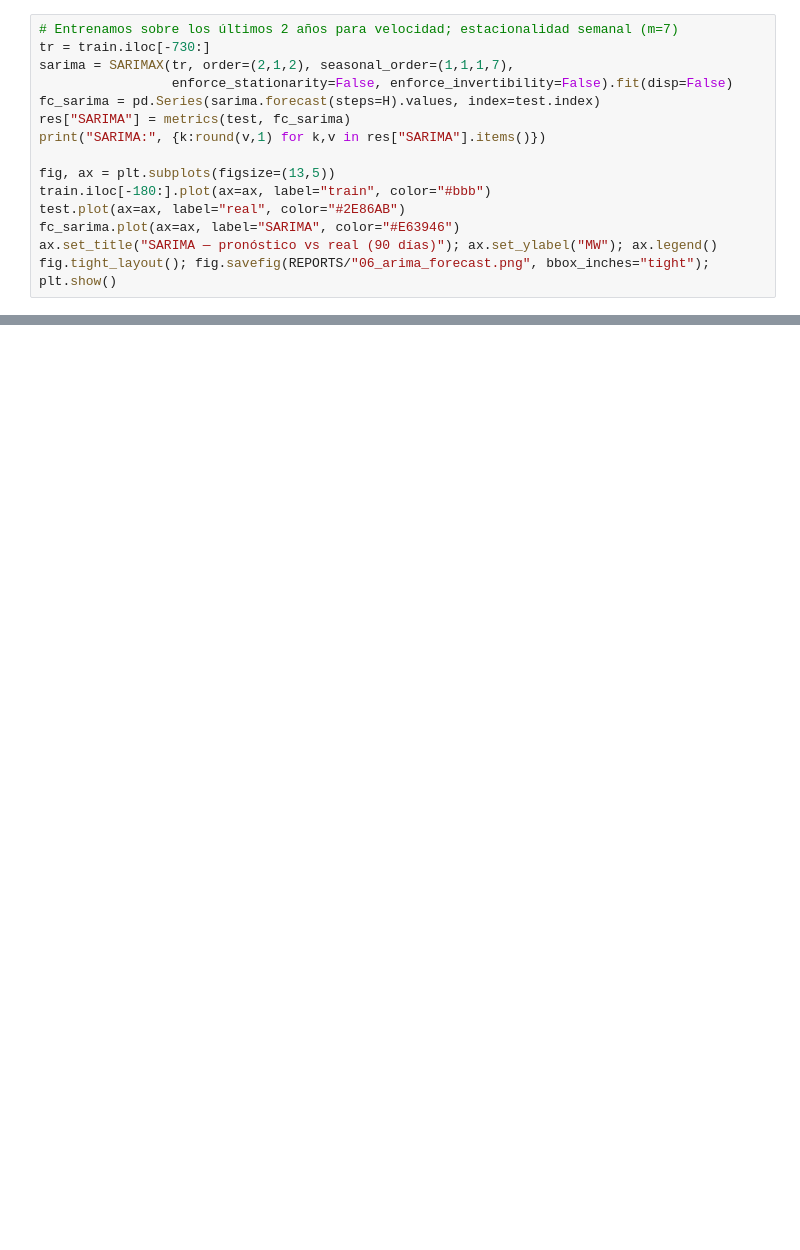
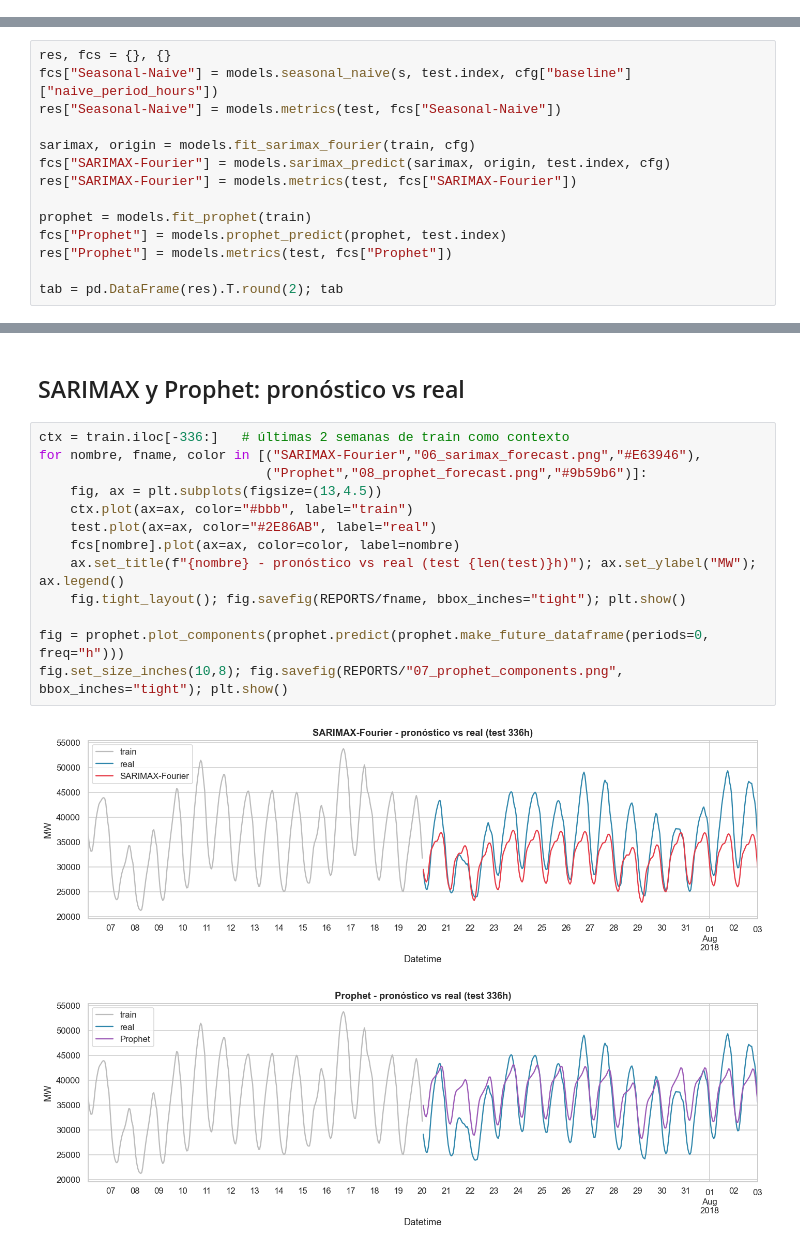
Before and after one commit to 0marMF/time-series-forecasting, a Jupyter notebook: notebooks/03_modeling.ipynb, the cells around one changed output, grey strips where cells are left out. Saved outputs shown, nothing was run; the diff lists cells and outputs as text; blank space fills up the shorter version.

```diff
--- a/notebooks/03_modeling.ipynb
+++ b/notebooks/03_modeling.ipynb
@@ -43,15 +0,0 @@ Seasonal-Naive: {'MAE': 4028.1, 'RMSE': 5178.3, 'MAPE': 12.5}
-# %%
-# Entrenamos sobre los últimos 2 años para velocidad; estacionalidad semanal (m=7)
-tr = train.iloc[-730:]
-sarima = SARIMAX(tr, order=(2,1,2), seasonal_order=(1,1,1,7),
-                 enforce_stationarity=False, enforce_invertibility=False).fit(disp=False)
-fc_sarima = pd.Series(sarima.forecast(steps=H).values, index=test.index)
-res["SARIMA"] = metrics(test, fc_sarima)
-print("SARIMA:", {k:round(v,1) for k,v in res["SARIMA"].items()})
-
-fig, ax = plt.subplots(figsize=(13,5))
-train.iloc[-180:].plot(ax=ax, label="train", color="#bbb")
-test.plot(ax=ax, label="real", color="#2E86AB")
-fc_sarima.plot(ax=ax, label="SARIMA", color="#E63946")
-ax.set_title("SARIMA — pronóstico vs real (90 días)"); ax.set_ylabel("MW"); ax.legend()
-fig.tight_layout(); fig.savefig(REPORTS/"06_arima_forecast.png", bbox_inches="tight"); plt.show()
@@ -87,0 +36,14 @@ Prophet: {'MAE': 2612.5, 'RMSE': 3368.3, 'MAPE': 7.9}
+# %%
+res, fcs = {}, {}
+fcs["Seasonal-Naive"] = models.seasonal_naive(s, test.index, cfg["baseline"]["naive_period_hours"])
+res["Seasonal-Naive"] = models.metrics(test, fcs["Seasonal-Naive"])
+
+sarimax, origin = models.fit_sarimax_fourier(train, cfg)
+fcs["SARIMAX-Fourier"] = models.sarimax_predict(sarimax, origin, test.index, cfg)
+res["SARIMAX-Fourier"] = models.metrics(test, fcs["SARIMAX-Fourier"])
+
+prophet = models.fit_prophet(train)
+fcs["Prophet"] = models.prophet_predict(prophet, test.index)
+res["Prophet"] = models.metrics(test, fcs["Prophet"])
+
+tab = pd.DataFrame(res).T.round(2); tab
@@ -87,0 +58,18 @@ Prophet: {'MAE': 2612.5, 'RMSE': 3368.3, 'MAPE': 7.9}
+# %% [markdown]
+## SARIMAX y Prophet: pronóstico vs real
+# %%
+ctx = train.iloc[-336:]   # últimas 2 semanas de train como contexto
+for nombre, fname, color in [("SARIMAX-Fourier","06_sarimax_forecast.png","#E63946"),
+                             ("Prophet","08_prophet_forecast.png","#9b59b6")]:
+    fig, ax = plt.subplots(figsize=(13,4.5))
+    ctx.plot(ax=ax, color="#bbb", label="train")
+    test.plot(ax=ax, color="#2E86AB", label="real")
+    fcs[nombre].plot(ax=ax, color=color, label=nombre)
+    ax.set_title(f"{nombre} - pronóstico vs real (test {len(test)}h)"); ax.set_ylabel("MW"); ax.legend()
+    fig.tight_layout(); fig.savefig(REPORTS/fname, bbox_inches="tight"); plt.show()
+
+fig = prophet.plot_components(prophet.predict(prophet.make_future_dataframe(periods=0, freq="h")))
+fig.set_size_inches(10,8); fig.savefig(REPORTS/"07_prophet_components.png", bbox_inches="tight"); plt.show()
+# %% [output]
+[figure, added]
+[figure, added]
```
Also changed, not shown: parts of 20 cells of this notebook, 16 other files.
